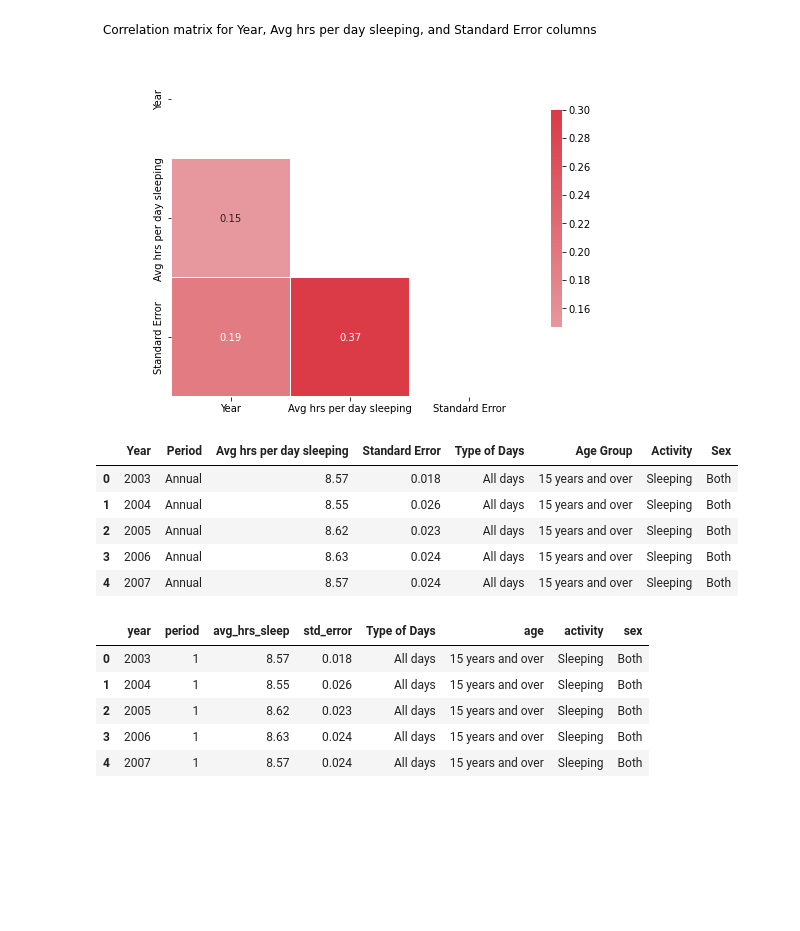
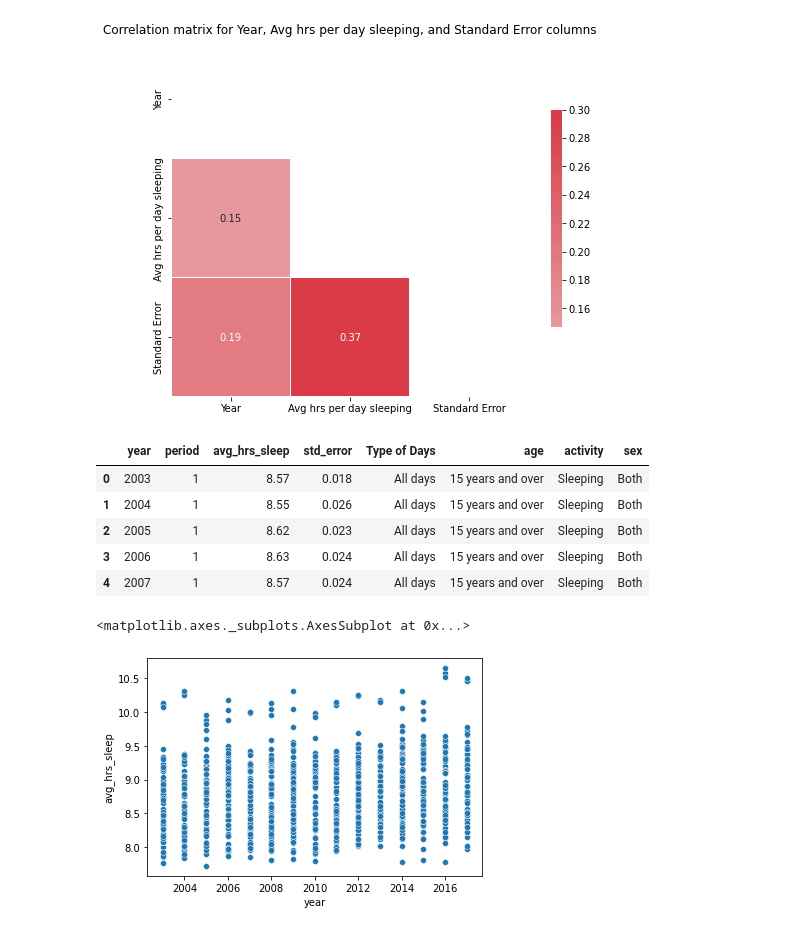
Before and after one commit to vrushalipr/american_sleep_analysis, a Jupyter notebook: American_Sleep_Analysis.ipynb, the cells around one changed output. Saved outputs shown, nothing was run; the diff lists cells and outputs as text; code cells hidden in the pictures; blank space fills up the shorter version.

```diff
--- a/American_Sleep_Analysis.ipynb
+++ b/American_Sleep_Analysis.ipynb
@@ -21,7 +21,7 @@ import matplotlib.pyplot as plt
 %matplotlib inline
 import seaborn as sns
 # %%
-sleep_df = pd.read_csv('/content/drive/MyDrive/Data Projects/Sleep Time Prediction/Time Americans Spend Sleeping.csv')
+sleep_df = pd.read_csv('/Time Americans Spend Sleeping.csv')
 # %%
 sleep_df.head()
 # %% [output]
@@ -228,28 +228,14 @@ Deprecated in NumPy 1.20; for more details and guidance: https://numpy.org/devdo
 # %%
 sleep_df.head()
 # %% [output]
-|  | Year | Period | Avg hrs per day sleeping | Standard Error | Type of Days | Age Group | Activity | Sex |
-| 0 | 2003 | Annual | 8.57 | 0.018 | All days | 15 years and over | Sleeping | Both |
-| 1 | 2004 | Annual | 8.55 | 0.026 | All days | 15 years and over | Sleeping | Both |
-| 2 | 2005 | Annual | 8.62 | 0.023 | All days | 15 years and over | Sleeping | Both |
-| 3 | 2006 | Annual | 8.63 | 0.024 | All days | 15 years and over | Sleeping | Both |
-| 4 | 2007 | Annual | 8.57 | 0.024 | All days | 15 years and over | Sleeping | Both |
+|  | year | period | avg_hrs_sleep | std_error | Type of Days | age | activity | sex |
+| 0 | 2003 | 1 | 8.57 | 0.018 | All days | 15 years and over | Sleeping | Both |
+| 1 | 2004 | 1 | 8.55 | 0.026 | All days | 15 years and over | Sleeping | Both |
+| 2 | 2005 | 1 | 8.62 | 0.023 | All days | 15 years and over | Sleeping | Both |
+| 3 | 2006 | 1 | 8.63 | 0.024 | All days | 15 years and over | Sleeping | Both |
+| 4 | 2007 | 1 | 8.57 | 0.024 | All days | 15 years and over | Sleeping | Both |
-# %%
-# Renaming column
-sleep_df.rename(columns={'Year':'year', 'Period':'period', 'Avg hrs per day sleeping':'avg_hrs_sleep', 'Standard Error':'std_error' ,
-                         'Types of Days':'type_of_days', 'Age Group': 'age', 'Activity' :'activity', 'Sex':'sex'}, inplace=True)
-# %%
-# Map ranks to period column
-
-period_map = {'Annual': 1}
-
-sleep_df['period'] = sleep_df['period'].map(period_map)
-# %%
-sleep_df.head()
-# %% [output]
-|  | year | period | avg_hrs_sleep | std_error | Type of Days | age | activity | sex |
-| 0 | 2003 | 1 | 8.57 | 0.018 | All days | 15 years and over | Sleeping | Both |
-| 1 | 2004 | 1 | 8.55 | 0.026 | All days | 15 years and over | Sleeping | Both |
-| 2 | 2005 | 1 | 8.62 | 0.023 | All days | 15 years and over | Sleeping | Both |
-| 3 | 2006 | 1 | 8.63 | 0.024 | All days | 15 years and over | Sleeping | Both |
-| 4 | 2007 | 1 | 8.57 | 0.024 | All days | 15 years and over | Sleeping | Both |
+# %%
+sns.scatterplot(x = sleep_df['year'], y = sleep_df['avg_hrs_sleep'])
+# %% [output]
+<matplotlib.axes._subplots.AxesSubplot at 0x...>
+[figure, added]
```
Also changed, not shown: parts of 5 cells of this notebook.
